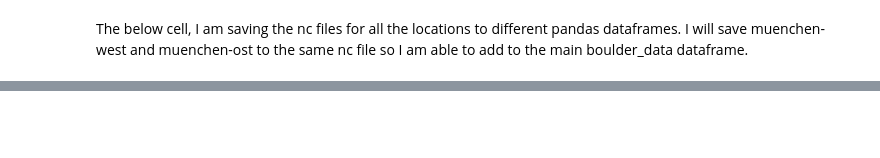
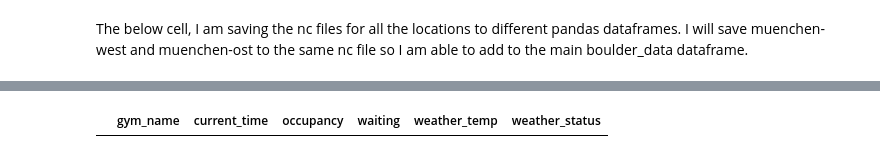
Before and after one commit to anebz/boulder, a Jupyter notebook: notebooks/clean_data.ipynb, the cells around one changed output, grey strips where cells are left out. Cells and saved outputs as stored; diff of their text form; code cells hidden in the pictures; blank space fills up the shorter version.

```diff
--- a/notebooks/clean_data.ipynb
+++ b/notebooks/clean_data.ipynb
@@ -303,0 +348,28 @@ print(frankfurt_data)
+# %%
+# I then need to add data to the main dataframe for each specific location and time
+
+def gym_check(gym_name):
+    # I need help understanding how to make this more efficient
+    """This function returns the respective CDS df """
+    if gym_name == "regensburg":
+        return regensburg_data
+    if gym_name == "dortmund":
+        return dortmund_data
+    if gym_name == "frankfurt":
+        return frankfurt_data
+    if gym_name == "muenchen-ost":
+        return muenchen_ost_data
+    if gym_name == "muenchen-west":
+        return muenchen_west_data
+
+
+for i in range(1661, 1984):
+    # 1 - return correct cds df
+    # 2 - check if boulder_data.loc[i]["current_time"] matches any of the cds df["time"]
+    # (reminder, cds data is hourly)
+    # 3 - replace weather temp and status
+
+    cds = gym_check(boulder_data.loc[i]["gym_name"])
+    new = cds[cds['time'].astype(str).str[:-3].str.contains(boulder_data.loc[i]["current_time"].split(":")[0])].t2m
+    boulder_data['weather_temp'][i] = new
+    boulder_data['weather_status'][i] = "Clouds"
@@ -303,0 +386,6 @@ print(frankfurt_data)
+# %%
+# check if any weather info is missing
+boulder_data.loc[boulder_data['weather_temp'].isnull()]
+boulder_data.loc[boulder_data['weather_status'].isnull()]
+# %% [output]
+|  | gym_name | current_time | occupancy | waiting | weather_temp | weather_status |
```
Also changed, not shown: parts of 12 cells of this notebook, 3 other files.
